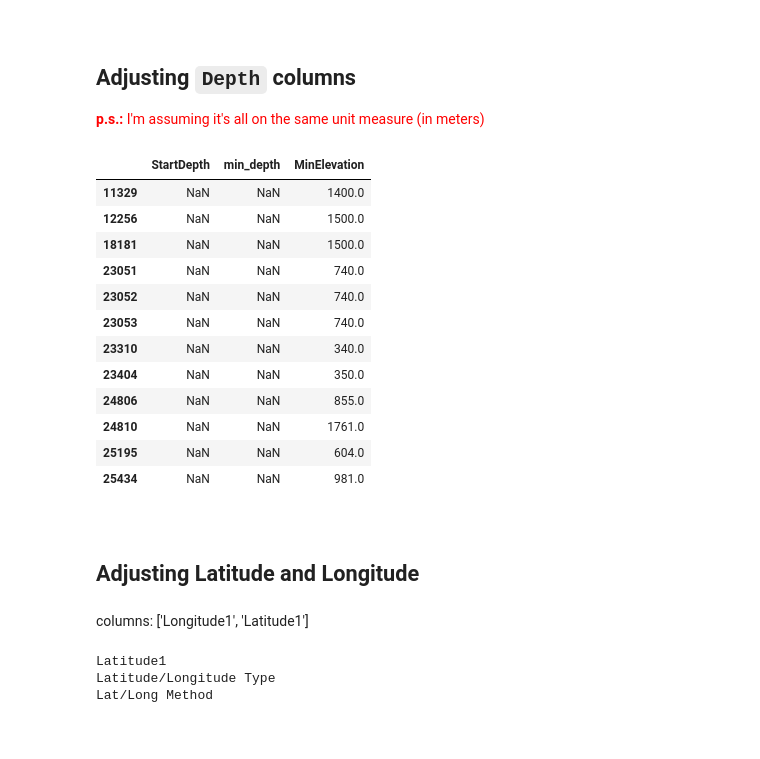
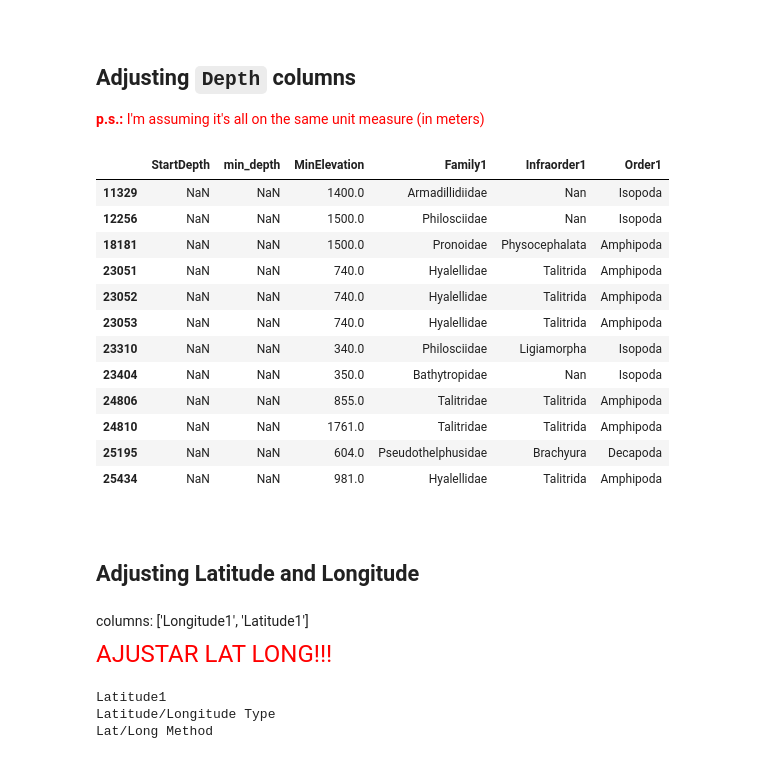
Before and after one commit to aslamedeiros/Vis_Zoo---Fase-1, a Jupyter notebook: carcinos/1-data_treatment.ipynb, the cells around one changed output. Saved outputs shown, nothing was run; the diff lists cells and outputs as text; code cells hidden in the pictures.

```diff
--- a/carcinos/1-data_treatment.ipynb
+++ b/carcinos/1-data_treatment.ipynb
@@ -221,3 +223,5 @@ Adjusting column Type Status1
+# %%
+carcinos['Infraorder1'] = carcinos['Infraorder1'].apply(lambda x: 'Astacidea' if str(x) == 'Astacidae' else x)
 # %% [markdown]
 ## Adjusting Gender and Species
 # %%
@@ -345,21 +349,21 @@ carcinos['max_depth'] = carcinos['max_depth'].apply(convert2float)
 # carcinos[(~carcinos['StartDepth'].isna()) & (carcinos['min_depth'].isna())][['StartDepth', 'min_depth']]
 # %%
 # p.s.: some specimens were found above sea level!!!
-carcinos[~carcinos['MinElevation'].isna()][['StartDepth', 'min_depth', 'MinElevation']]
+carcinos[~carcinos['MinElevation'].isna()][['StartDepth', 'min_depth', 'MinElevation', 'Family1', 'Infraorder1', 'Order1']]
 # %% [output]
-|  | StartDepth | min_depth | MinElevation |
-| 11329 | NaN | NaN | 1400.0 |
-| 12256 | NaN | NaN | 1500.0 |
-| 18181 | NaN | NaN | 1500.0 |
-| 23051 | NaN | NaN | 740.0 |
-| 23052 | NaN | NaN | 740.0 |
-| 23053 | NaN | NaN | 740.0 |
-| 23310 | NaN | NaN | 340.0 |
-| 23404 | NaN | NaN | 350.0 |
-| 24806 | NaN | NaN | 855.0 |
-| 24810 | NaN | NaN | 1761.0 |
-| 25195 | NaN | NaN | 604.0 |
-| 25434 | NaN | NaN | 981.0 |
+|  | StartDepth | min_depth | MinElevation | Family1 | Infraorder1 | Order1 |
+| 11329 | NaN | NaN | 1400.0 | Armadillidiidae | Nan | Isopoda |
+| 12256 | NaN | NaN | 1500.0 | Philosciidae | Nan | Isopoda |
+| 18181 | NaN | NaN | 1500.0 | Pronoidae | Physocephalata | Amphipoda |
+| 23051 | NaN | NaN | 740.0 | Hyalellidae | Talitrida | Amphipoda |
+| 23052 | NaN | NaN | 740.0 | Hyalellidae | Talitrida | Amphipoda |
+| 23053 | NaN | NaN | 740.0 | Hyalellidae | Talitrida | Amphipoda |
+| 23310 | NaN | NaN | 340.0 | Philosciidae | Ligiamorpha | Isopoda |
+| 23404 | NaN | NaN | 350.0 | Bathytropidae | Nan | Isopoda |
+| 24806 | NaN | NaN | 855.0 | Talitridae | Talitrida | Amphipoda |
+| 24810 | NaN | NaN | 1761.0 | Talitridae | Talitrida | Amphipoda |
+| 25195 | NaN | NaN | 604.0 | Pseudothelphusidae | Brachyura | Decapoda |
+| 25434 | NaN | NaN | 981.0 | Hyalellidae | Talitrida | Amphipoda |
 # %%
 # test code to see if some depth values will be thrown away when incorporating elevation measures
 temp = carcinos[~carcinos['MinElevation'].isna()]
@@ -381,8 +385,10 @@ carcinos['depth'] = values
 <br>
 
 ## Adjusting Latitude and Longitude
-# %% [markdown]
-columns: ['Longitude1', 'Latitude1']
+# %% [markdown]
+columns: ['Longitude1', 'Latitude1']
+
+<font color='red' size=5>AJUSTAR LAT LONG!!!</font>
 # %%
 for col in carcinos.columns:
     if 'lat' in col.lower():
```
Also changed, not shown: parts of 16 cells of this notebook, 5 other files.
